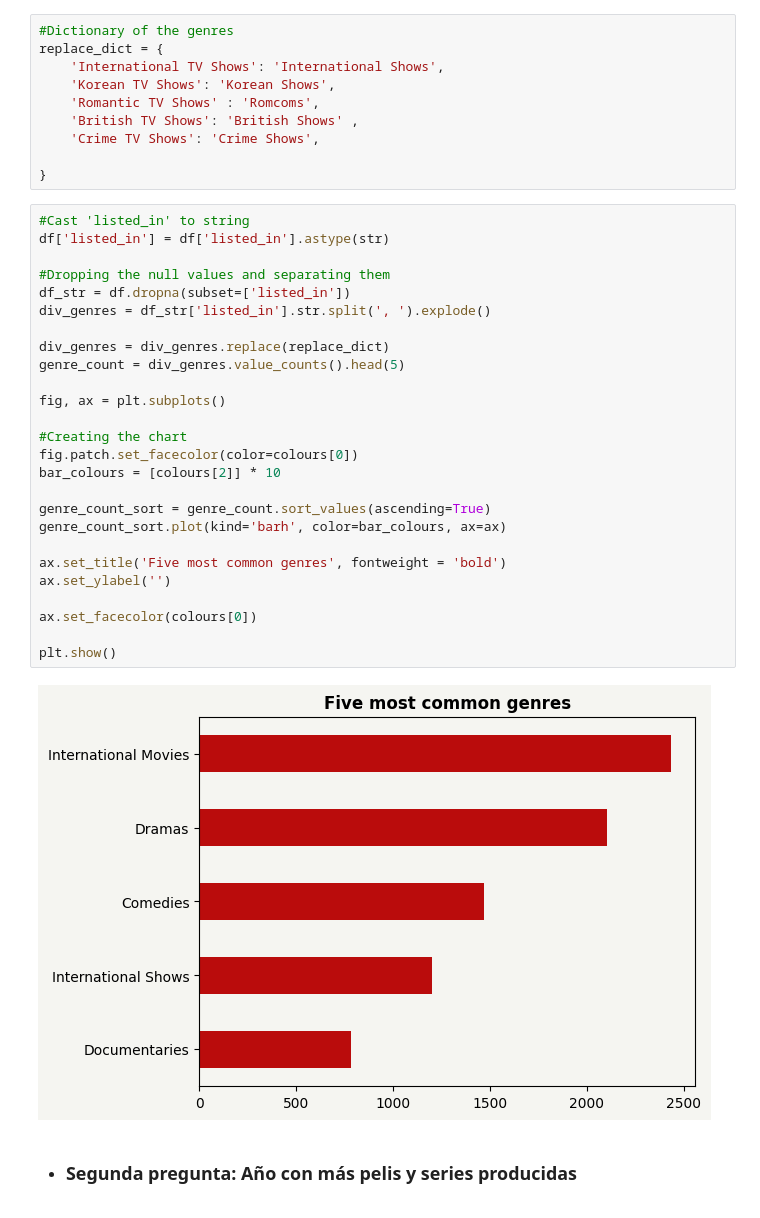
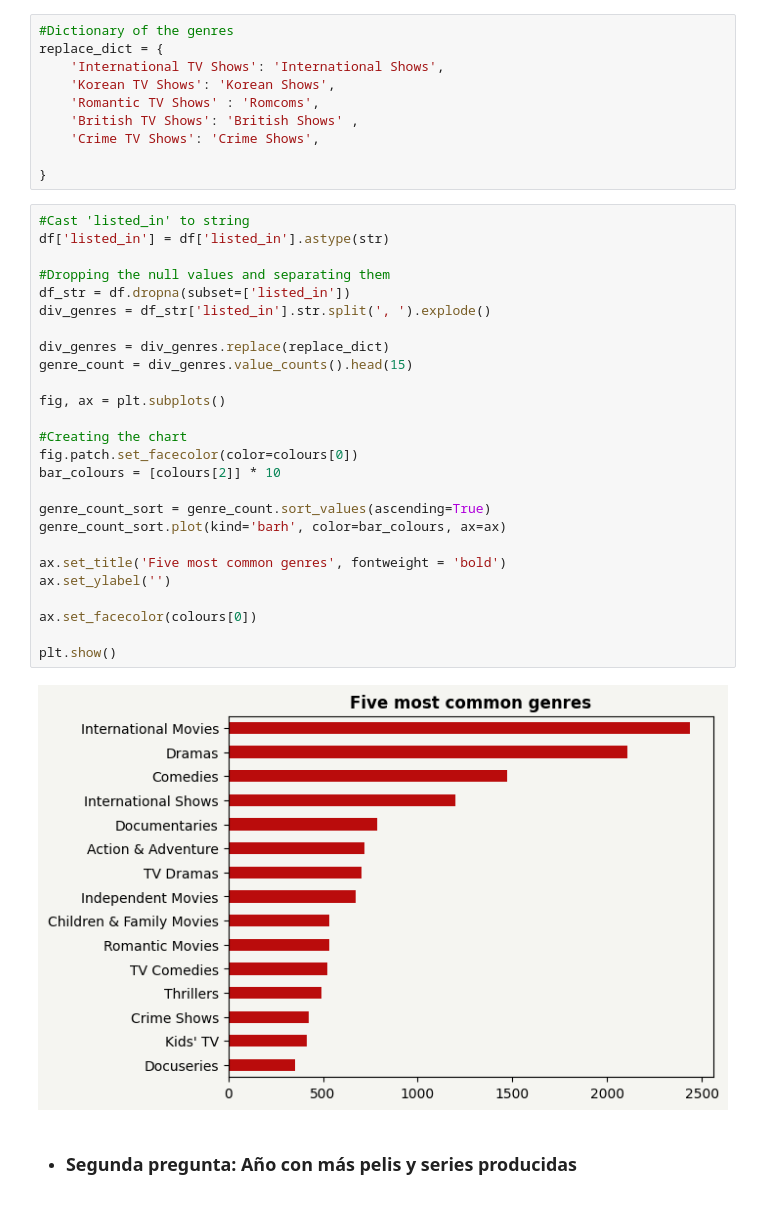
Before and after one commit to Apanizza197/AnalisisDeDatos, a Jupyter notebook: Practico2/practico_2.ipynb, the cells around one changed output. Cells and saved outputs as stored; diff of their text form.

```diff
--- a/Practico2/practico_2.ipynb
+++ b/Practico2/practico_2.ipynb
@@ -38,31 +39,31 @@ replace_dict = {
 # %%
 #Cast 'listed_in' to string
 df['listed_in'] = df['listed_in'].astype(str)
 
 #Dropping the null values and separating them
 df_str = df.dropna(subset=['listed_in'])
 div_genres = df_str['listed_in'].str.split(', ').explode()
 
 div_genres = div_genres.replace(replace_dict)
-genre_count = div_genres.value_counts().head(5)
+genre_count = div_genres.value_counts().head(15)
 
 fig, ax = plt.subplots()
 
 #Creating the chart
 fig.patch.set_facecolor(color=colours[0])
 bar_colours = [colours[2]] * 10
 
 genre_count_sort = genre_count.sort_values(ascending=True)
 genre_count_sort.plot(kind='barh', color=bar_colours, ax=ax)
 
 ax.set_title('Five most common genres', fontweight = 'bold')
 ax.set_ylabel('')
 
 ax.set_facecolor(colours[0])
 
 plt.show()
 # %% [output]
-[figure, old version]
+[figure, new version]
 # %% [markdown]
 + ### **Segunda pregunta: Año con más pelis y series producidas**
 # %%
```
Also changed, not shown: parts of 5 cells of this notebook, 1 other file.
